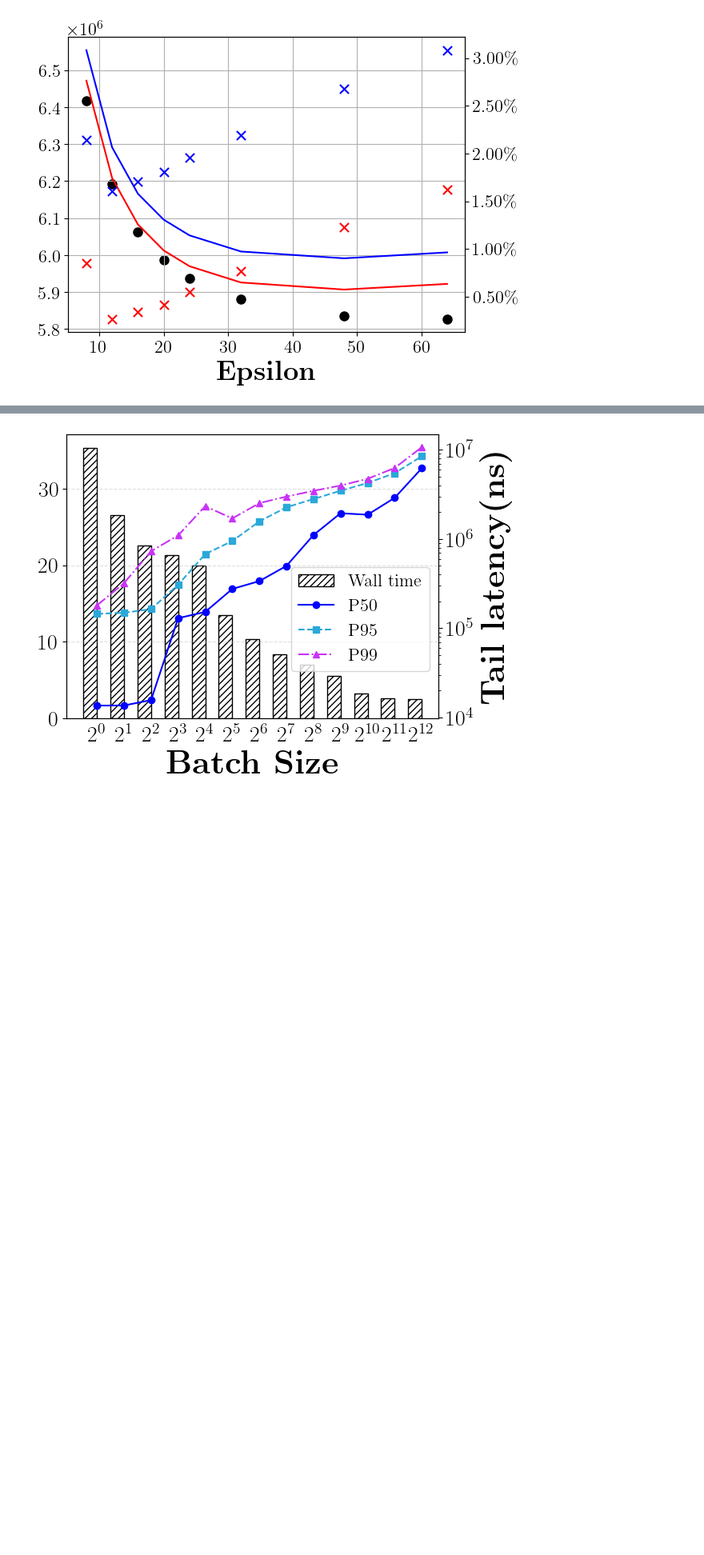
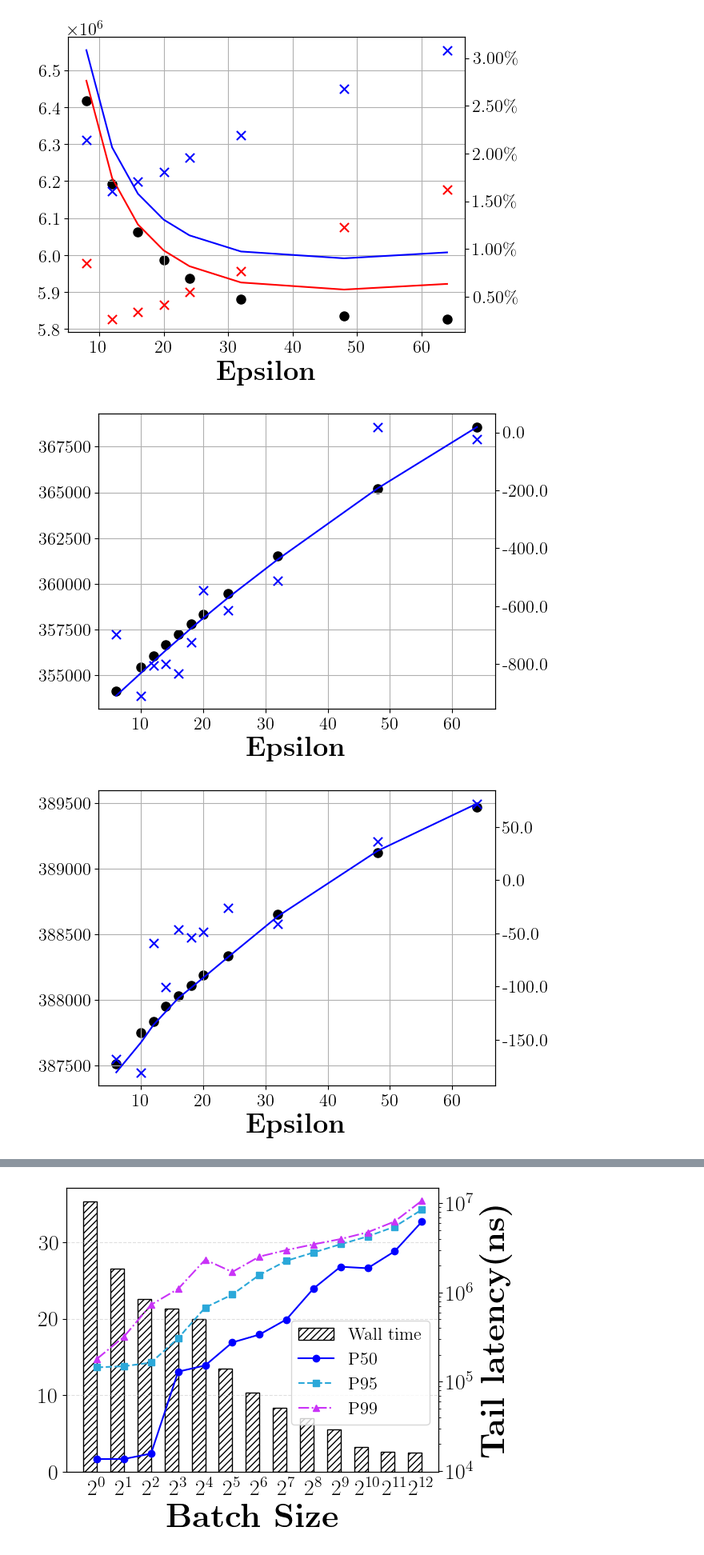
Before and after one commit to collectcrop/cost-model, a Jupyter notebook: include/FALCON/results/log/draw.ipynb, the cells around one changed output, grey strips where cells are left out. Shown at 80% size. Drawn from its saved outputs; the diff is of its cells as text; code cells hidden in the pictures; blank space fills up the shorter version.

```diff
--- a/include/FALCON/results/log/draw.ipynb
+++ b/include/FALCON/results/log/draw.ipynb
@@ -206,3 +208,78 @@ plt.show()
 [figure]
 [figure]
 [figure]
+# %%
+from matplotlib.ticker import PercentFormatter
+import matplotlib.ticker as mticker
+plt.rcParams['font.family'] = 'serif'
+plt.rcParams['font.serif'] = ['Computer Modern']
+plt.rcParams['text.usetex'] = True
+plt.rcParams['lines.markersize'] = 8
+plt.rcParams['font.size'] = 16
+
+def plot_data(file_path, log_file_path, revision_log_path, M=20, query_nums=1e6,
+              y_io_lim=None, y_err_lim_pct=None):
+    merged = prepare_merged(file_path, log_file_path, M, query_nums)
+    revi = prepare_merged(file_path, revision_log_path, M, query_nums)
+
+    fig, ax = plt.subplots()
+    ax.ticklabel_format(axis='y', style='plain', useOffset=False)
+
+    ax.scatter(merged['epsilon'], merged['real'], marker='o',
+               label=r'\textbf{\Large{Real IOs}}', color="black")
+    ax.plot(merged['epsilon'], merged['expected'], linestyle="-",
+            label=r'\textbf{\Large{Expected IOs}}', color="blue")
+    ax.plot(revi['epsilon'], revi['expected'], linestyle="-",
+            label=r'\textbf{\Large{Revised Expected IOs}}', color="red")
+    ax.set_xlabel(r'\textbf{\Huge{Epsilon}}')
+    # ax.set_ylabel(r'\textbf{\Huge{Total IOs}}')
+    ax.grid(True)
+
+    if y_io_lim is not None:
+        ax.set_ylim(*y_io_lim)
+
+    ax2 = ax.twinx()
+    ax2.ticklabel_format(axis='y', style='plain', useOffset=False)
+    # ax2.yaxis.set_major_formatter(PercentFormatter(xmax=1, decimals=4))
+    ax2.scatter(merged['epsilon'], merged['rel_err'] * 1e6,
+                label=r'\textbf{\Large{Relative Error(ppm)}}', marker='x', color="blue")
+    ax2.scatter(revi['epsilon'], revi['rel_err'] * 1e6,
+                label=r'\textbf{\Large{Revised Relative Error(ppm)}}', marker='x', color="red")
+    # ax2.yaxis.set_major_formatter(PercentFormatter())
+    ax2.yaxis.set_major_formatter(mticker.FormatStrFormatter('%.1f'))
+
+    if y_err_lim_pct is not None:
+        ax2.set_ylim(*y_err_lim_pct)
+
+    # 合并图例
+    lines, labels = ax.get_legend_handles_labels()
+    lines2, labels2 = ax2.get_legend_handles_labels()
+    handles = lines + lines2
+    labels = labels + labels2
+
+    # 如果你不想在每幅图上显示 legend，可以把下面这行注释掉
+    # ax.legend(handles, labels, loc='best')
+
+    plt.savefig(f"books_256MB_{int(query_nums/1e6)}Mq_IOs_prediction.pdf", dpi=300,
+                bbox_inches='tight', pad_inches=0)
+    plt.show()
+    plt.close(fig)
+
+    # 返回本图的 legend 信息
+    return handles, labels
+
+plot_data('books_200M_1Mquery_join.csv', LOG_PATH + 'books_200M_uint64_unique.1Mtable.join.log',
+          LOG_PATH + 'books_200M_uint64_unique_revision.1Mtable.join.log',256,query_nums=1e6)
+plt.show()
+plot_data('books_200M_2Mquery_join.csv', LOG_PATH + 'books_200M_uint64_unique.2Mtable.join.log',
+          LOG_PATH + 'books_200M_uint64_unique_revision.2Mtable.join.log',256,query_nums=2e6)
+plt.show()
+plot_data('books_200M_3Mquery_join.csv', LOG_PATH + 'books_200M_uint64_unique.3Mtable.join.log',
+          LOG_PATH + 'books_200M_uint64_unique_revision.3Mtable.join.log',256,query_nums=3e6)
+plt.show()
+plot_data('books_200M_4Mquery_join.csv', LOG_PATH + 'books_200M_uint64_unique.4Mtable.join.log',
+          LOG_PATH + 'books_200M_uint64_unique_revision.4Mtable.join.log',256,query_nums=4e6)
+plt.show()
+# %% [output]
+[figure, added]
+[figure, added]
```
Also changed, not shown: parts of 2 cells of this notebook, 34 other files.
